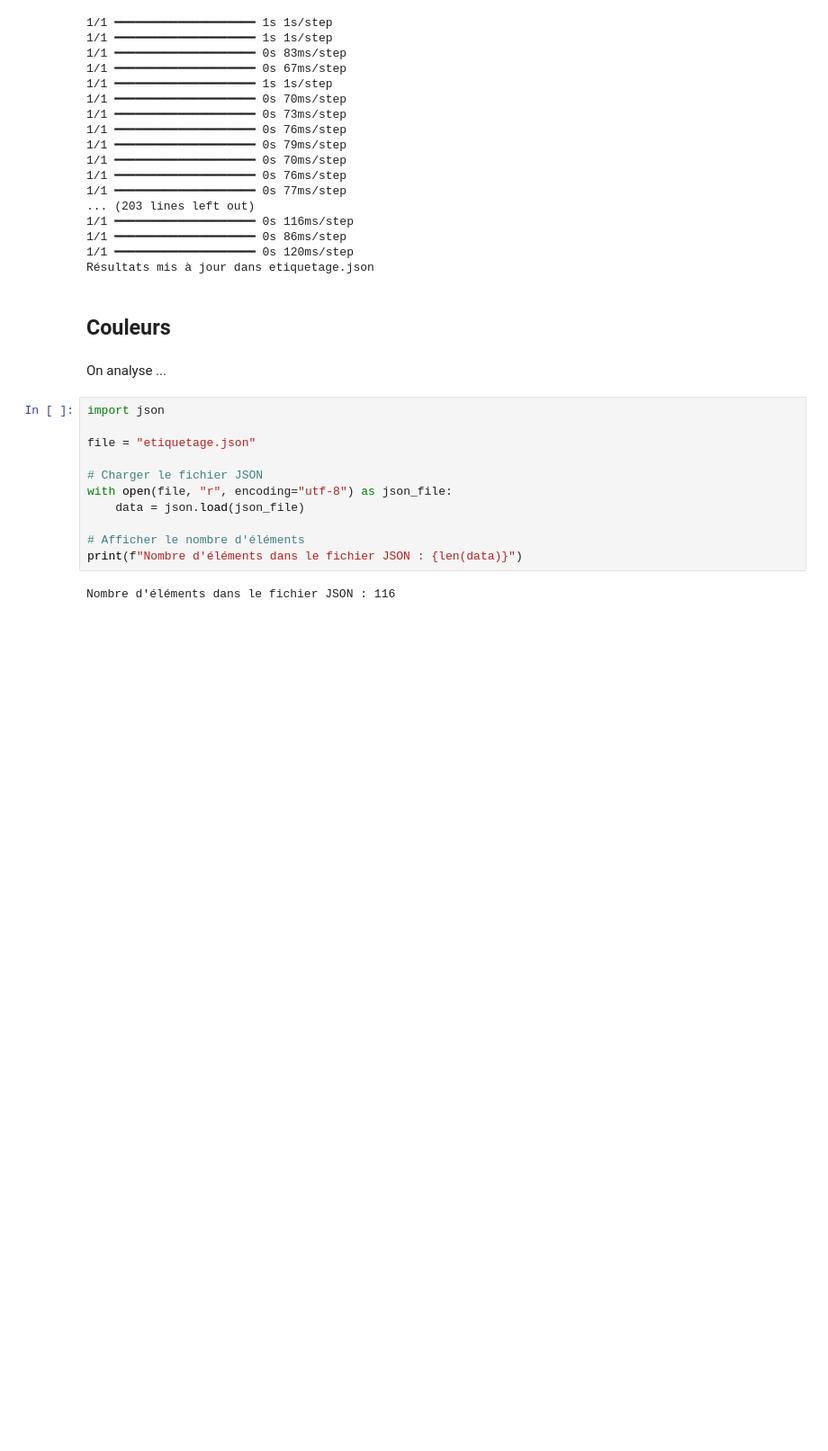
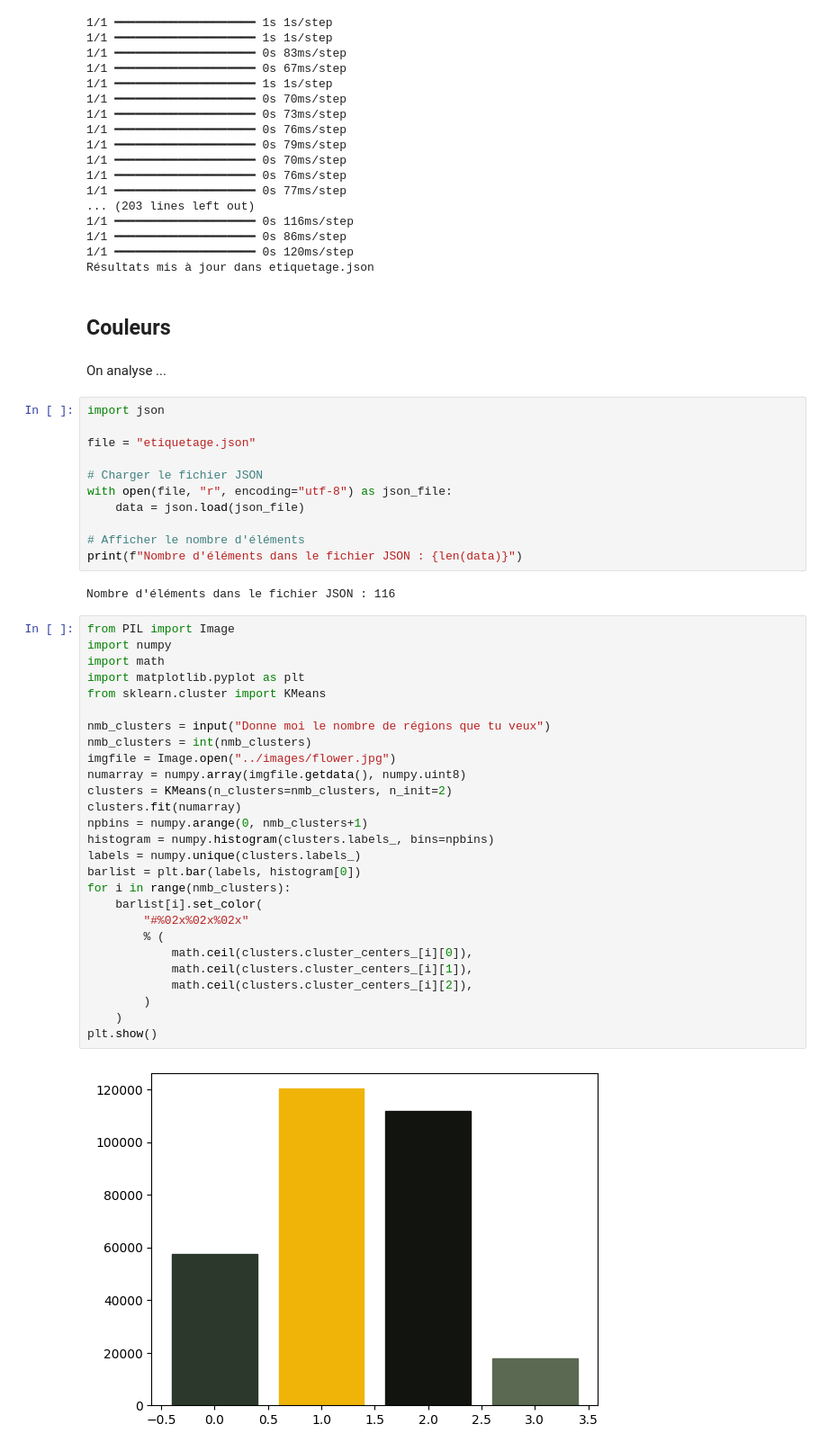
Before and after one commit to juliettetardy/systeme_recommandation, a Jupyter notebook: etiquetage.ipynb, the cells around one changed output. Shown at 90% size. Saved outputs shown, nothing was run; the diff lists cells and outputs as text; blank space fills up the shorter version.

```diff
--- a/etiquetage.ipynb
+++ b/etiquetage.ipynb
@@ -219,3 +219,32 @@ with open(file, "r", encoding="utf-8") as json_file:
 print(f"Nombre d'éléments dans le fichier JSON : {len(data)}")
 # %% [output]
 Nombre d'éléments dans le fichier JSON : 116
+# %%
+from PIL import Image
+import numpy
+import math
+import matplotlib.pyplot as plt
+from sklearn.cluster import KMeans
+
+nmb_clusters = input("Donne moi le nombre de régions que tu veux")
+nmb_clusters = int(nmb_clusters)
+imgfile = Image.open("../images/flower.jpg")
+numarray = numpy.array(imgfile.getdata(), numpy.uint8)
+clusters = KMeans(n_clusters=nmb_clusters, n_init=2)
+clusters.fit(numarray)
+npbins = numpy.arange(0, nmb_clusters+1)
+histogram = numpy.histogram(clusters.labels_, bins=npbins)
+labels = numpy.unique(clusters.labels_)
+barlist = plt.bar(labels, histogram[0])
+for i in range(nmb_clusters):
+    barlist[i].set_color(
+        "#%02x%02x%02x"
+        % (
+            math.ceil(clusters.cluster_centers_[i][0]),
+            math.ceil(clusters.cluster_centers_[i][1]),
+            math.ceil(clusters.cluster_centers_[i][2]),
+        )
+    )
+plt.show()
+# %% [output]
+[figure, added]
```
Also changed, not shown: 1 other file.
